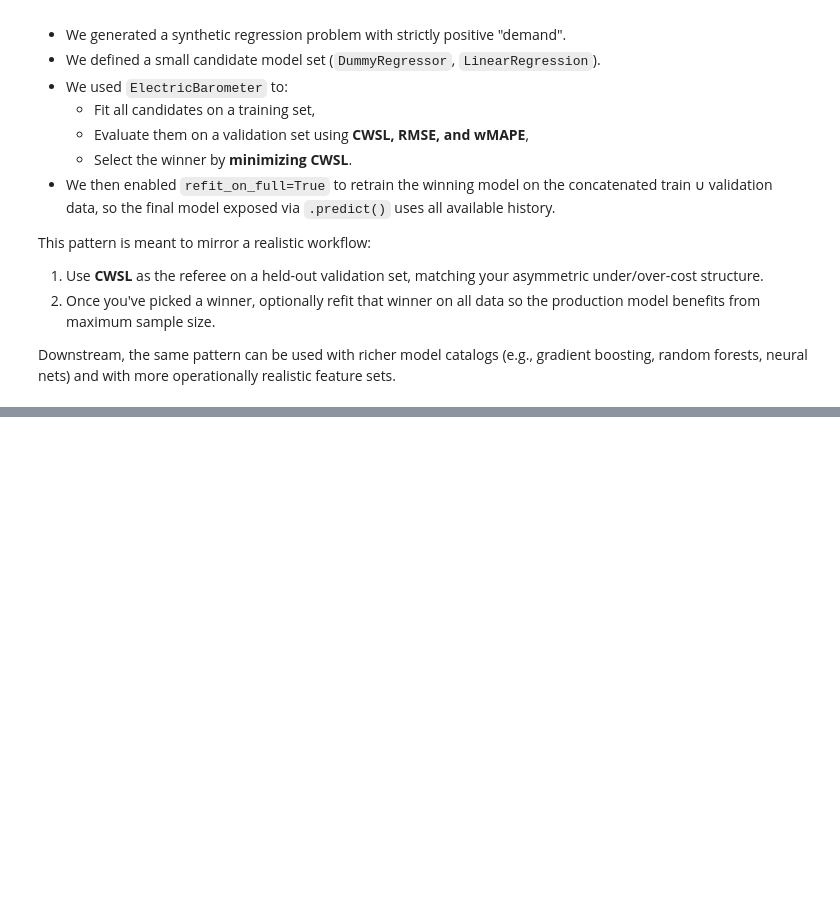
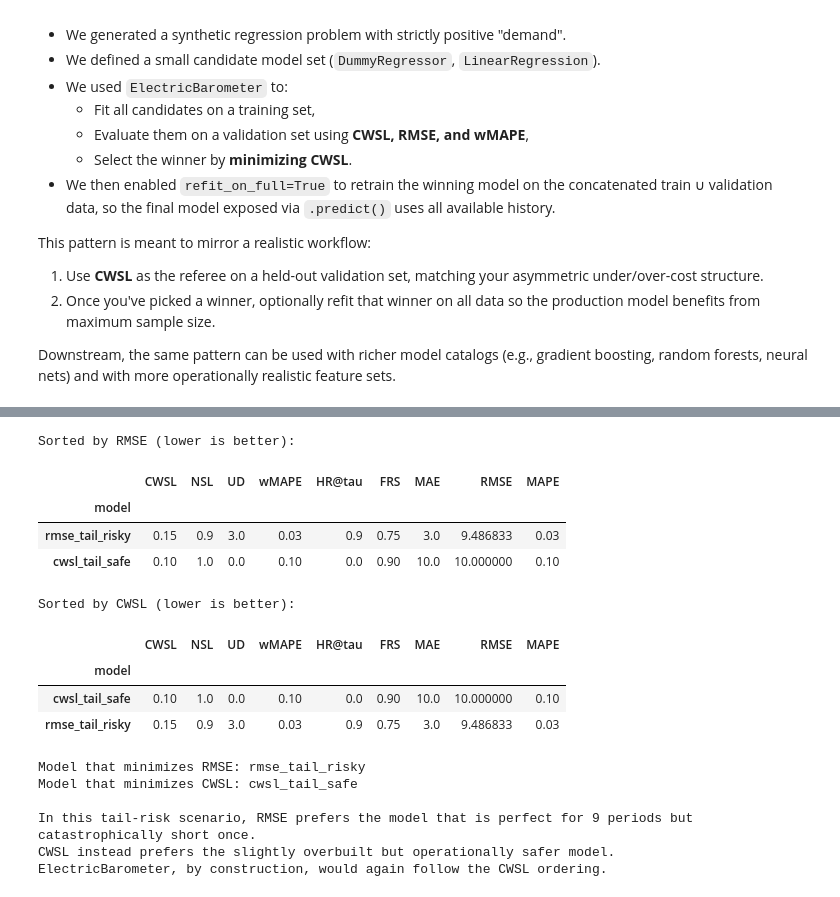
Before and after one commit to Economistician/cwsl, a Jupyter notebook: examples/06_electric_barometer.ipynb, the cells around one changed output, grey strips where cells are left out. Drawn from its saved outputs; the diff is of its cells as text; code cells hidden in the pictures; blank space fills up the shorter version.

```diff
--- a/examples/06_electric_barometer.ipynb
+++ b/examples/06_electric_barometer.ipynb
@@ -341,0 +462,70 @@ operationally realistic feature sets.
+# %%
+import numpy as np
+import pandas as pd
+from cwsl import compare_forecasts
+
+# Tail-risk scenario:
+#  - y_true: steady demand at 100
+#  - Model A: perfect 9 periods, catastrophic shortfall once
+#  - Model B: slightly overbuilt everywhere, but no disaster
+
+y_true = np.full(10, 100.0)
+
+rmse_tail_risky = np.full(10, 100.0)
+rmse_tail_risky[-1] = 70.0  # 30-unit shortfall in a single period
+
+cwsl_tail_safe = np.full(10, 110.0)  # mild, consistent 10-unit overbuild
+
+forecasts = {
+    "rmse_tail_risky": rmse_tail_risky,
+    "cwsl_tail_safe": cwsl_tail_safe,
+}
+
+# Make shortfalls much more expensive than overbuilds
+cu = 5.0  # shortfall cost
+co = 1.0  # overbuild cost
+tau = 2.0
+
+df_tail = compare_forecasts(
+    y_true=y_true,
+    forecasts=forecasts,
+    cu=cu,
+    co=co,
+    tau=tau,
+)
+
+print("Sorted by RMSE (lower is better):\n")
+display(df_tail.sort_values("RMSE"))
+
+print("\nSorted by CWSL (lower is better):\n")
+display(df_tail.sort_values("CWSL"))
+
+rmse_winner = df_tail["RMSE"].idxmin()
+cwsl_winner = df_tail["CWSL"].idxmin()
+
+print("\nModel that minimizes RMSE:", rmse_winner)
+print("Model that minimizes CWSL:", cwsl_winner)
+
+print(
+    "\nIn this tail-risk scenario, RMSE prefers the model that is perfect for 9 periods "
+    "but catastrophically short once.\n"
+    "CWSL instead prefers the slightly overbuilt but operationally safer model.\n"
+    "ElectricBarometer, by construction, would again follow the CWSL ordering."
+)
+# %% [output]
+Sorted by RMSE (lower is better):
+|  | CWSL | NSL | UD | wMAPE | HR@tau | FRS | MAE | RMSE | MAPE |
+| model |  |  |  |  |  |  |  |  |  |
+| rmse_tail_risky | 0.15 | 0.9 | 3.0 | 0.03 | 0.9 | 0.75 | 3.0 | 9.486833 | 0.03 |
+| cwsl_tail_safe | 0.10 | 1.0 | 0.0 | 0.10 | 0.0 | 0.90 | 10.0 | 10.000000 | 0.10 |
+Sorted by CWSL (lower is better):
+|  | CWSL | NSL | UD | wMAPE | HR@tau | FRS | MAE | RMSE | MAPE |
+| model |  |  |  |  |  |  |  |  |  |
+| cwsl_tail_safe | 0.10 | 1.0 | 0.0 | 0.10 | 0.0 | 0.90 | 10.0 | 10.000000 | 0.10 |
+| rmse_tail_risky | 0.15 | 0.9 | 3.0 | 0.03 | 0.9 | 0.75 | 3.0 | 9.486833 | 0.03 |
+Model that minimizes RMSE: rmse_tail_risky
+Model that minimizes CWSL: cwsl_tail_safe
+
+In this tail-risk scenario, RMSE prefers the model that is perfect for 9 periods but catastrophically short once.
+CWSL instead prefers the slightly overbuilt but operationally safer model.
+ElectricBarometer, by construction, would again follow the CWSL ordering.
```
Also changed, not shown: parts of 6 cells of this notebook, 1 other file.
